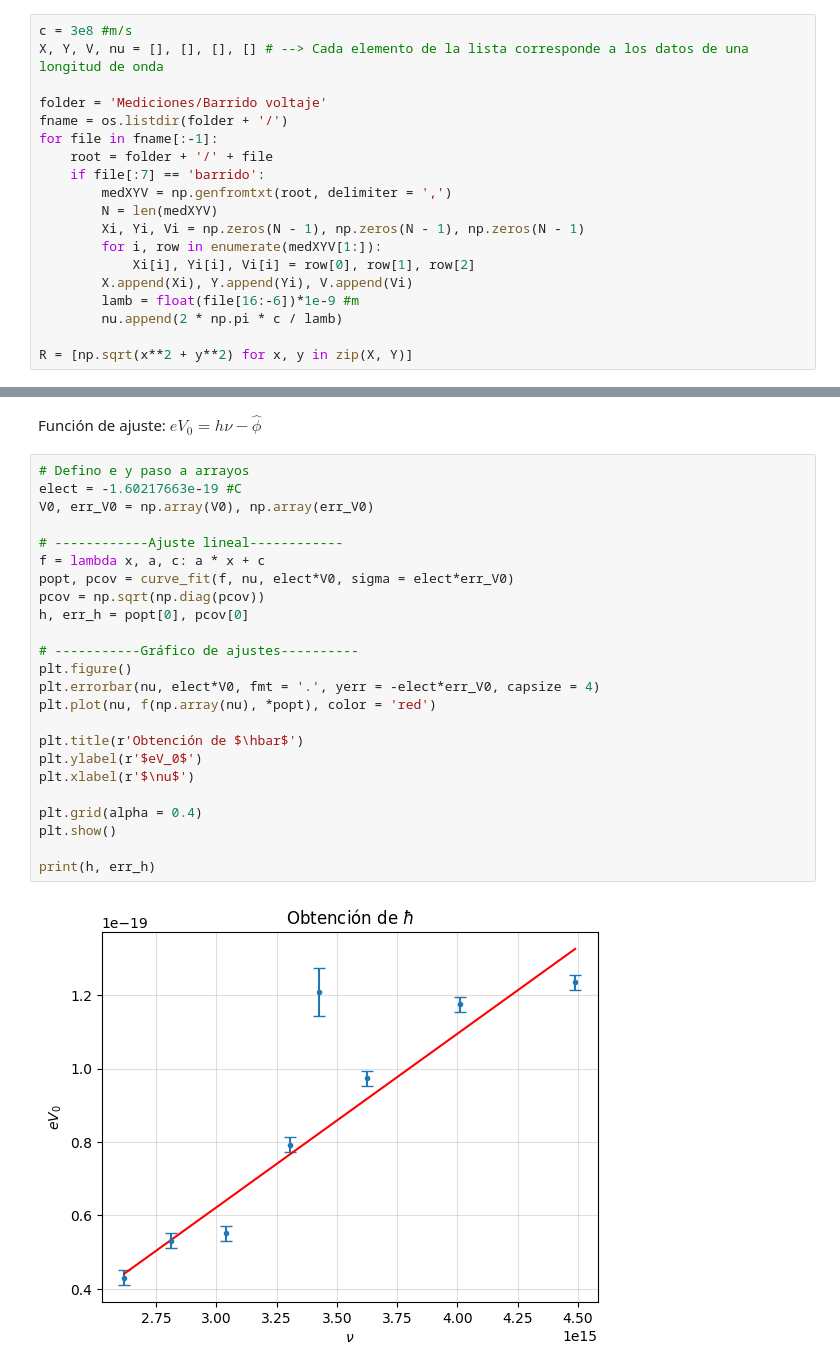
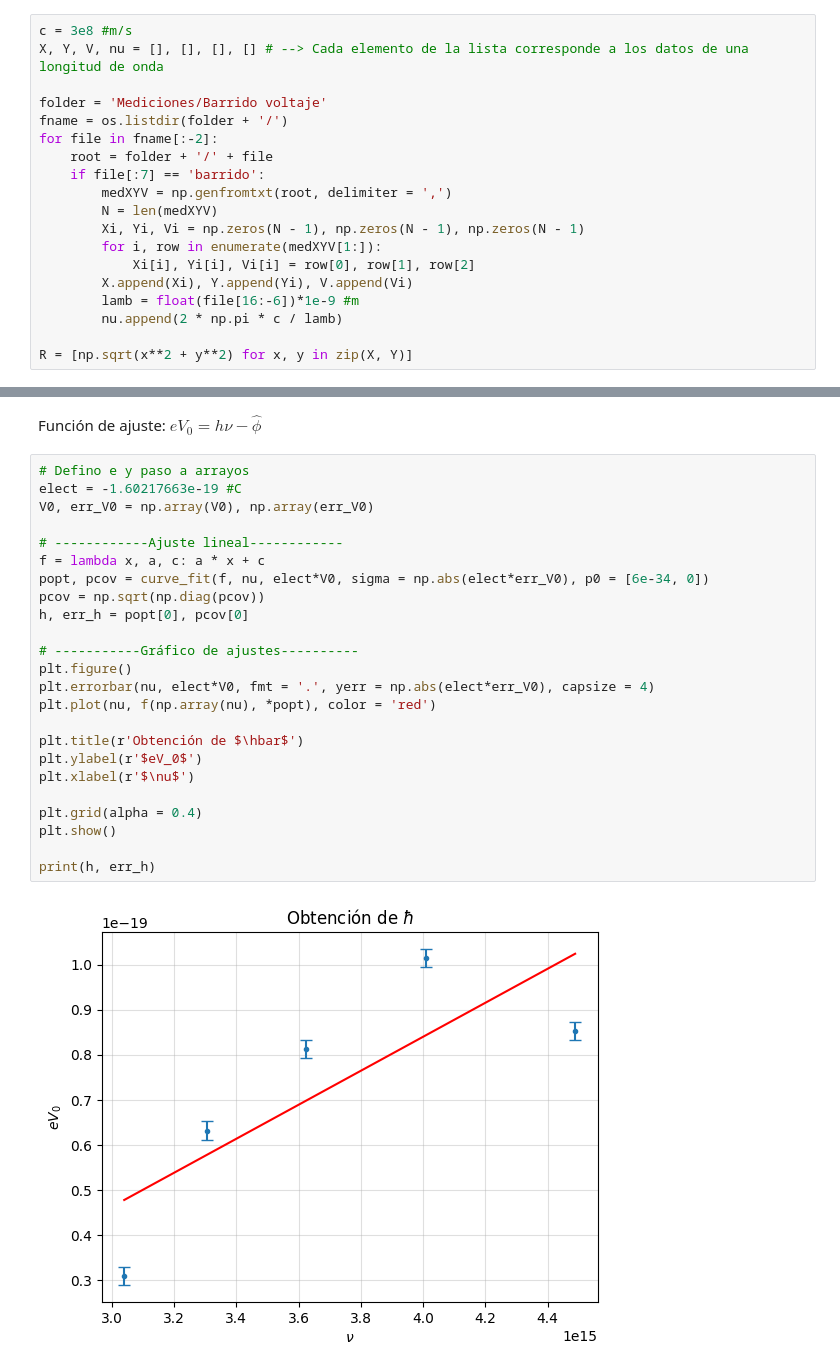
Before and after one commit to BernardoPironio/Efecto-fotoelectrico, a Jupyter notebook: analisis.ipynb, the cells around one changed output, grey strips where cells are left out. Saved outputs shown, nothing was run; the diff lists cells and outputs as text.

```diff
--- a/analisis.ipynb
+++ b/analisis.ipynb
@@ -13,7 +13,7 @@ X, Y, V, nu = [], [], [], [] # --> Cada elemento de la lista corresponde a los d
 
 folder = 'Mediciones/Barrido voltaje'
 fname = os.listdir(folder + '/')
-for file in fname[:-1]:
+for file in fname[:-2]:
     root = folder + '/' + file
     if file[:7] == 'barrido':
         medXYV = np.genfromtxt(root, delimiter = ',')
@@ -82,26 +79,26 @@ $eV_0 = h \nu - \hat{\phi}$
 # %%
 # Defino e y paso a arrayos
 elect = -1.60217663e-19 #C
 V0, err_V0 = np.array(V0), np.array(err_V0)
 
 # ------------Ajuste lineal------------
 f = lambda x, a, c: a * x + c
-popt, pcov = curve_fit(f, nu, elect*V0, sigma = elect*err_V0)
+popt, pcov = curve_fit(f, nu, elect*V0, sigma = np.abs(elect*err_V0), p0 = [6e-34, 0])
 pcov = np.sqrt(np.diag(pcov))
 h, err_h = popt[0], pcov[0]
 
 # -----------Gráfico de ajustes----------
 plt.figure()
-plt.errorbar(nu, elect*V0, fmt = '.', yerr = -elect*err_V0, capsize = 4)
+plt.errorbar(nu, elect*V0, fmt = '.', yerr = np.abs(elect*err_V0), capsize = 4)
 plt.plot(nu, f(np.array(nu), *popt), color = 'red')
 
 plt.title(r'Obtención de $\hbar$')
 plt.ylabel(r'$eV_0$')
 plt.xlabel(r'$\nu$')
 
 plt.grid(alpha = 0.4)
 plt.show()
 
 print(h, err_h)
 # %% [output]
-[figure, old version]
+[figure, new version]
```
Also changed, not shown: parts of 3 cells of this notebook, 2 other files.
